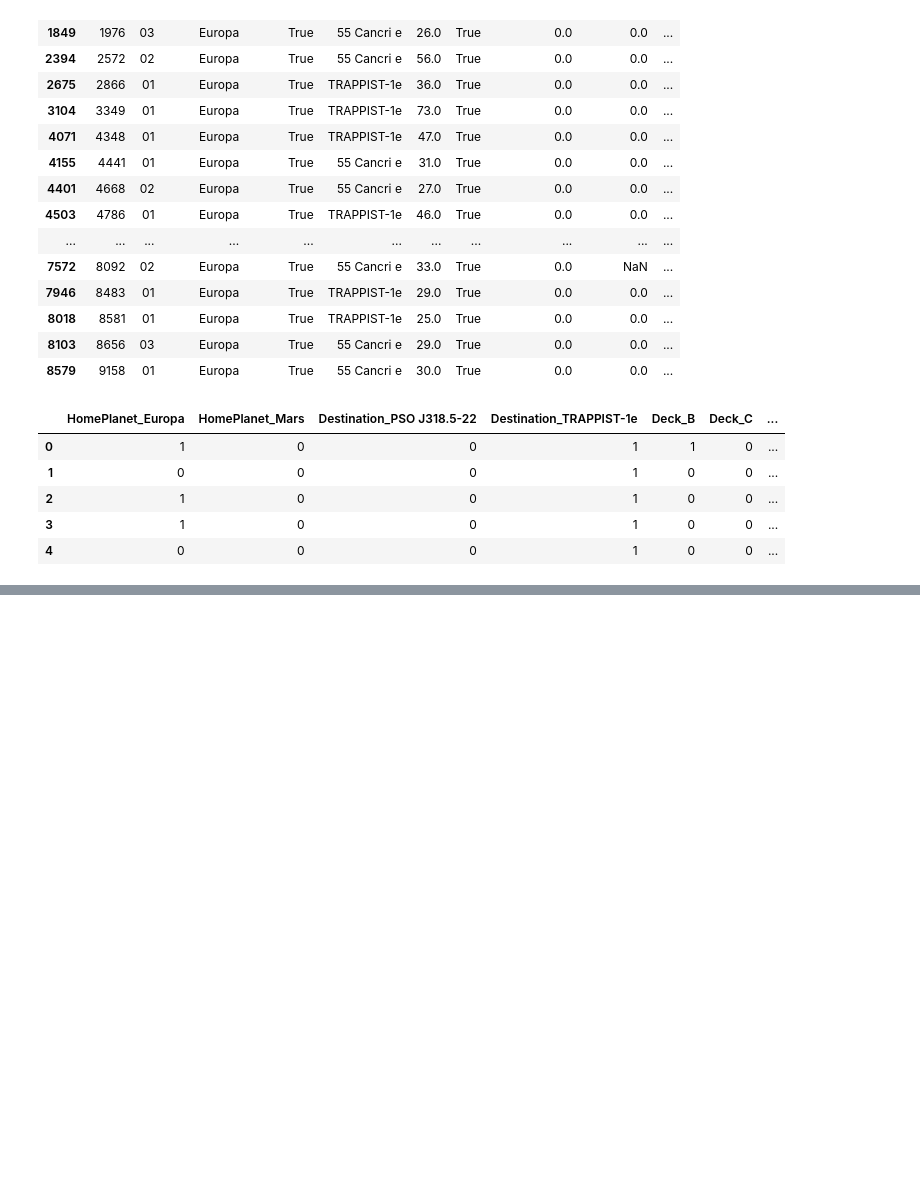
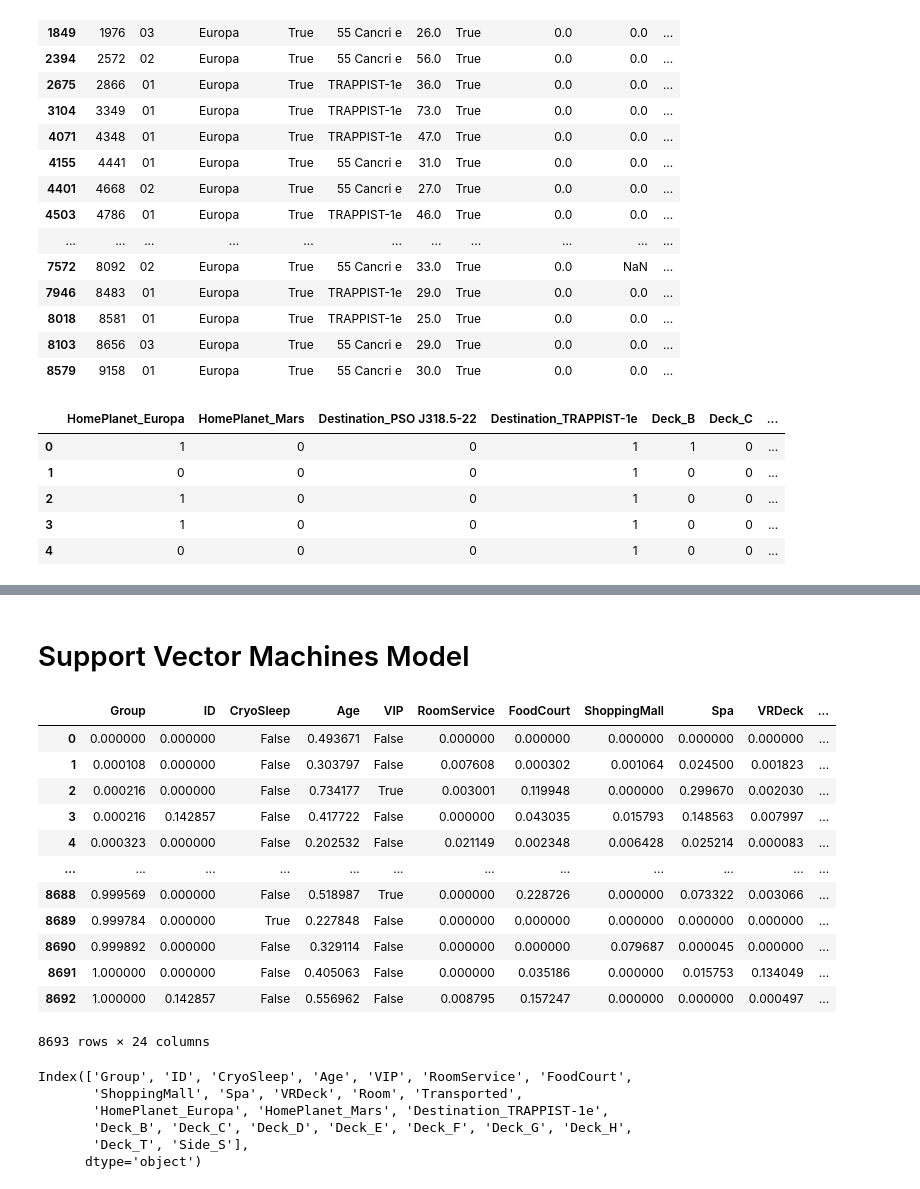
Before and after one commit to jmeisenh/SpaceTitanic, a Jupyter notebook: SpaceShipTitanicWorkflow.ipynb, the cells around one changed output, grey strips where cells are left out. Cells and saved outputs as stored; diff of their text form; code cells hidden in the pictures; blank space fills up the shorter version.

```diff
--- a/SpaceShipTitanicWorkflow.ipynb
+++ b/SpaceShipTitanicWorkflow.ipynb
@@ -1113,0 +1221,2 @@ Name: HomePlanet_Europa, dtype: int64
+# %% [markdown]
+# Support Vector Machines Model
@@ -1113,0 +1227,37 @@ Name: HomePlanet_Europa, dtype: int64
+# %%
+# Take our cleaned dummified clean train data and minmax scale it
+from sklearn.preprocessing import MinMaxScaler
+scaler = MinMaxScaler()
+scaleCols = ['Group', 'ID', 'Age', 'RoomService', 'FoodCourt', 'ShoppingMall', 'Spa', 'VRDeck', 'Room']
+boolCols = ['CryoSleep', 'VIP', 'Transported']
+dfCleanedDumScaled[scaleCols] = scaler.fit_transform(dfCleanedDum[scaleCols])
+dfCleanedDumScaled
+# %% [output]
+|  | Group | ID | CryoSleep | Age | VIP | RoomService | FoodCourt | ShoppingMall | Spa | VRDeck | ... |
+| 0 | 0.000000 | 0.000000 | False | 0.493671 | False | 0.000000 | 0.000000 | 0.000000 | 0.000000 | 0.000000 | ... |
+| 1 | 0.000108 | 0.000000 | False | 0.303797 | False | 0.007608 | 0.000302 | 0.001064 | 0.024500 | 0.001823 | ... |
+| 2 | 0.000216 | 0.000000 | False | 0.734177 | True | 0.003001 | 0.119948 | 0.000000 | 0.299670 | 0.002030 | ... |
+| 3 | 0.000216 | 0.142857 | False | 0.417722 | False | 0.000000 | 0.043035 | 0.015793 | 0.148563 | 0.007997 | ... |
+| 4 | 0.000323 | 0.000000 | False | 0.202532 | False | 0.021149 | 0.002348 | 0.006428 | 0.025214 | 0.000083 | ... |
+| ... | ... | ... | ... | ... | ... | ... | ... | ... | ... | ... | ... |
+| 8688 | 0.999569 | 0.000000 | False | 0.518987 | True | 0.000000 | 0.228726 | 0.000000 | 0.073322 | 0.003066 | ... |
+| 8689 | 0.999784 | 0.000000 | True | 0.227848 | False | 0.000000 | 0.000000 | 0.000000 | 0.000000 | 0.000000 | ... |
+| 8690 | 0.999892 | 0.000000 | False | 0.329114 | False | 0.000000 | 0.000000 | 0.079687 | 0.000045 | 0.000000 | ... |
+| 8691 | 1.000000 | 0.000000 | False | 0.405063 | False | 0.000000 | 0.035186 | 0.000000 | 0.015753 | 0.134049 | ... |
+| 8692 | 1.000000 | 0.142857 | False | 0.556962 | False | 0.008795 | 0.157247 | 0.000000 | 0.000000 | 0.000497 | ... |
+8693 rows × 24 columns
+# %%
+dfCleanedDumScaled = pd.DataFrame(dfCleanedDumScaled)
+dfCleanedDumScaled.columns = ['Group', 'ID', 'CryoSleep', 'Age', 'VIP', 'RoomService', 'FoodCourt',
+       'ShoppingMall', 'Spa', 'VRDeck', 'Room', 'Transported',
+       'HomePlanet_Europa', 'HomePlanet_Mars', 'Destination_TRAPPIST-1e',
+       'Deck_B', 'Deck_C', 'Deck_D', 'Deck_E', 'Deck_F', 'Deck_G', 'Deck_H',
+       'Deck_T', 'Side_S']
+dfCleanedDumScaled.columns
+# %% [output]
+Index(['Group', 'ID', 'CryoSleep', 'Age', 'VIP', 'RoomService', 'FoodCourt',
+       'ShoppingMall', 'Spa', 'VRDeck', 'Room', 'Transported',
+       'HomePlanet_Europa', 'HomePlanet_Mars', 'Destination_TRAPPIST-1e',
+       'Deck_B', 'Deck_C', 'Deck_D', 'Deck_E', 'Deck_F', 'Deck_G', 'Deck_H',
+       'Deck_T', 'Side_S'],
+      dtype='object')
```
Also changed, not shown: parts of 82 cells of this notebook, 1 other file.
